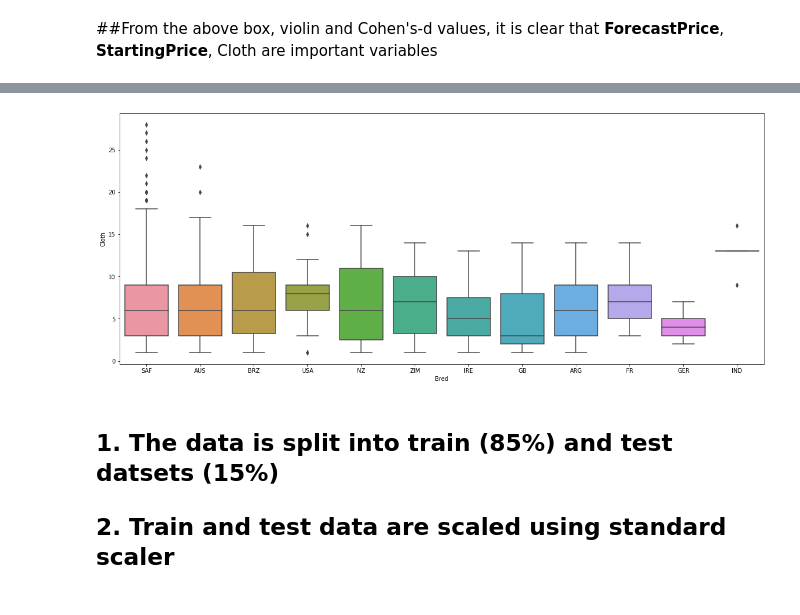
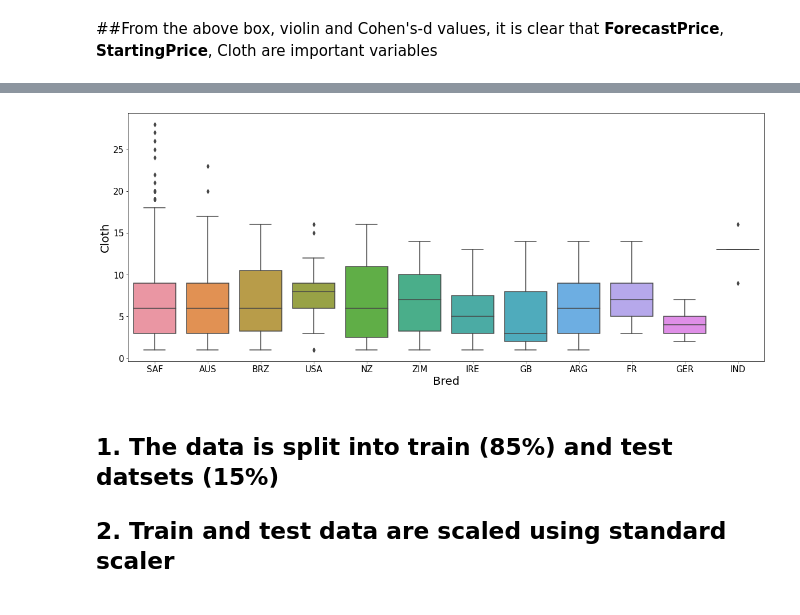
Before and after one commit to sriharsha-ramaraju/Winning_Horse_Prediction, a Jupyter notebook: Horses_Data_Science.ipynb, the cells around one changed output, grey strips where cells are left out. Saved outputs shown, nothing was run; the diff lists cells and outputs as text; code cells hidden in the pictures.

```diff
--- a/Horses_Data_Science.ipynb
+++ b/Horses_Data_Science.ipynb
@@ -306,12 +318,14 @@ for feat in features:
 # %%
     plt.figure(figsize=(20,8))
     sb.boxplot(y=horse_final['Cloth'],x=horse['Bred'])
-    plt.xlabel('Bred')
-    plt.ylabel('Cloth')
+    plt.xlabel('Bred',fontsize=20)
+    plt.ylabel('Cloth',fontsize=20)
+    plt.xticks(fontsize=15)
+    plt.yticks(fontsize=15)
     # plt.title('cohen_d:'+str(round(cohen_d(fea[horse['Won']==1],fea[horse['Won']==0])[0],2)))
     plt.show()
 # %% [output]
-[figure, old version]
+[figure, new version]
 # %% [markdown]
 ## 1.   **The data is split into train (85%) and test datsets (15%)**
 ## 2.   **Train and test data are scaled using standard scaler**
```
Also changed, not shown: parts of 6 cells of this notebook.
